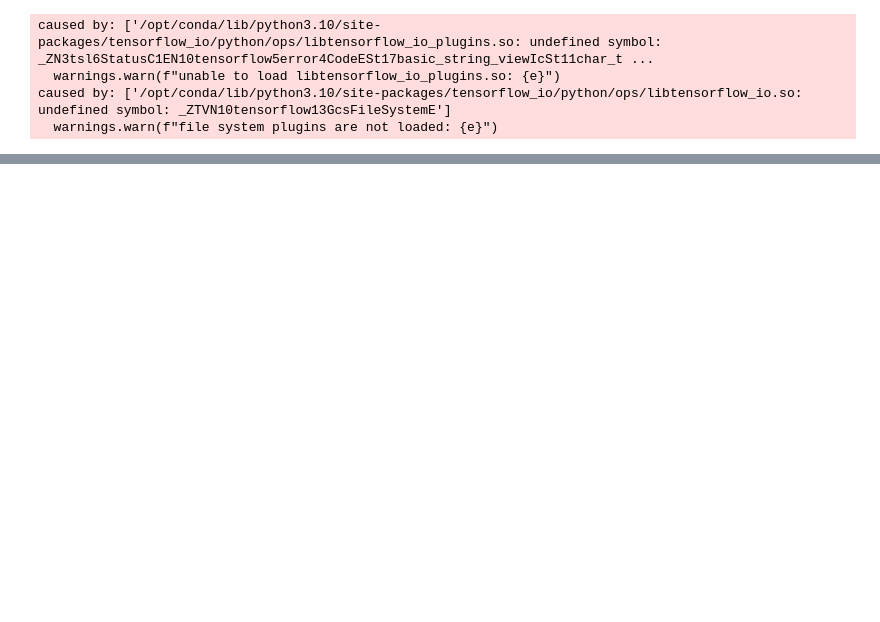
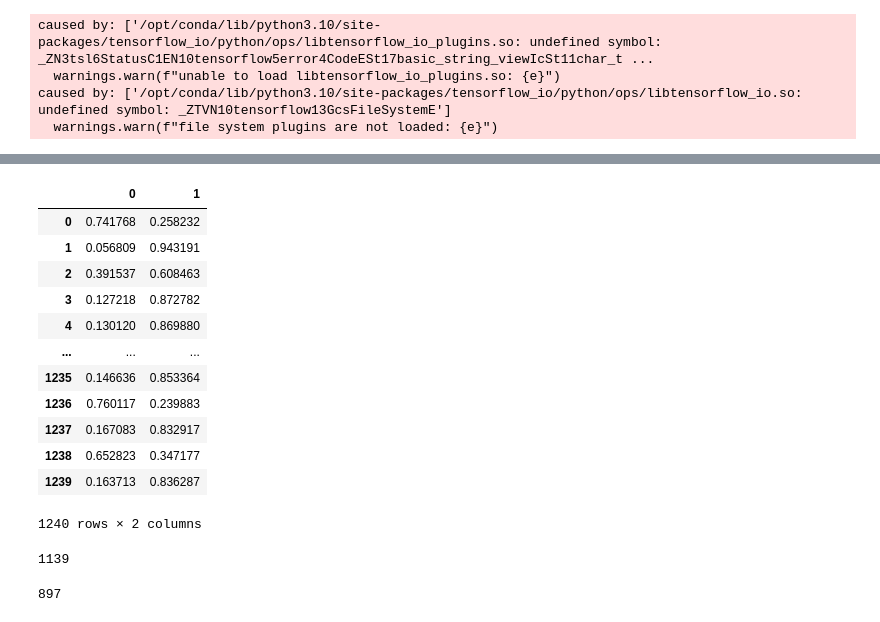
Before and after one commit to cozy-hn/Monthly_Dacon_court_Judgment_Prediction, a Jupyter notebook: court-judgment-prediction.ipynb, the cells around one changed output, grey strips where cells are left out. Drawn from its saved outputs; the diff is of its cells as text; code cells hidden in the pictures; blank space fills up the shorter version.

```diff
--- a/court-judgment-prediction.ipynb
+++ b/court-judgment-prediction.ipynb
@@ -93,0 +127,4 @@ train
+# %%
+# predictor = MultiModalPredictor(label='first_party_winner',eval_metric='acc').fit(train_data=train,presets="best_quality",
+#                                                                                   time_limit=3600*10)
+predictor = MultiModalPredictor(label='first_party_winner',eval_metric='acc').fit(train_data=train,time_limit=3000)
@@ -93,0 +175,17 @@ train
+# %%
+predictions = predictor.predict_proba(test)
+predictions
+# %% [output]
+|  | 0 | 1 |
+| 0 | 0.741768 | 0.258232 |
+| 1 | 0.056809 | 0.943191 |
+| 2 | 0.391537 | 0.608463 |
+| 3 | 0.127218 | 0.872782 |
+| 4 | 0.130120 | 0.869880 |
+| ... | ... | ... |
+| 1235 | 0.146636 | 0.853364 |
+| 1236 | 0.760117 | 0.239883 |
+| 1237 | 0.167083 | 0.832917 |
+| 1238 | 0.652823 | 0.347177 |
+| 1239 | 0.163713 | 0.836287 |
+1240 rows × 2 columns
@@ -93,0 +194,9 @@ train
+# %%
+print((predictions >= 0.5).sum())
+# %% [output]
+1139
+# %%
+limit=0.7
+print((predictions >= limit).sum())
+# %% [output]
+897
```
Also changed, not shown: parts of 36 cells of this notebook.
